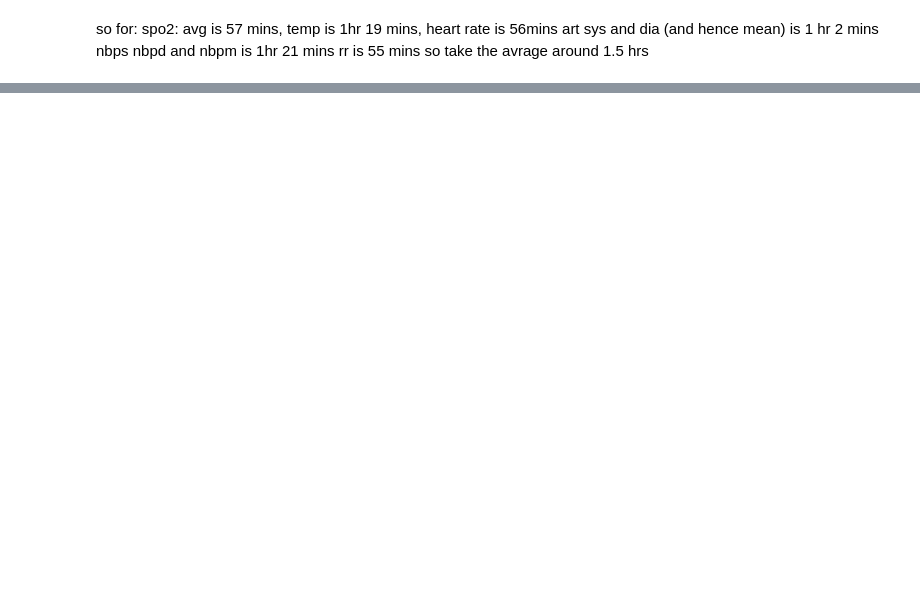
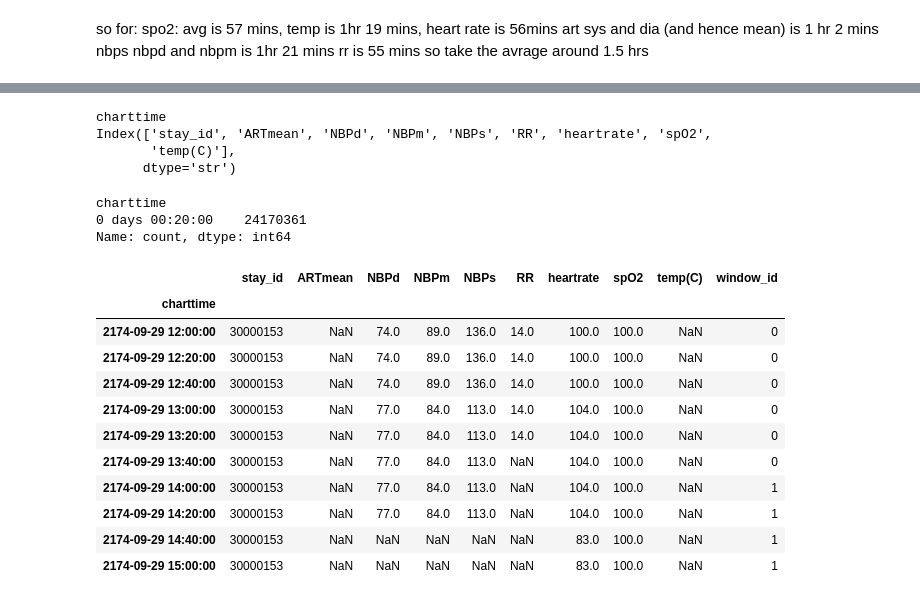
Before and after one commit to pranavv2707/ICU, a Jupyter notebook: notebooks/preprocessing.ipynb, the cells around one changed output, grey strips where cells are left out. Drawn from its saved outputs; the diff is of its cells as text; code cells hidden in the pictures; blank space fills up the shorter version.

```diff
--- a/notebooks/preprocessing.ipynb
+++ b/notebooks/preprocessing.ipynb
@@ -703,0 +747,42 @@ np.int64(92747637)
+# %%
+uniform = pd.read_parquet("uniform_20min.parquet")
+# %%
+print(uniform.index.name)
+print(uniform.columns)
+# %% [output]
+charttime
+Index(['stay_id', 'ARTmean', 'NBPd', 'NBPm', 'NBPs', 'RR', 'heartrate', 'spO2',
+       'temp(C)'],
+      dtype='str')
+# %%
+diffs = (
+    uniform.groupby("stay_id", sort=False)
+    .apply(lambda x: x.index.to_series().diff())
+    .dropna()
+)
+#check the spacing thruout
+diffs.value_counts().head()
+# %% [output]
+charttime
+0 days 00:20:00    24170361
+Name: count, dtype: int64
+# %%
+uniform = uniform.sort_values(["stay_id", uniform.index.name])
+# %%
+#taking 2 hr windows now
+window_size = 6
+uniform["window_id"]=(uniform.groupby("stay_id")).cumcount()//window_size
+uniform.head(10)
+# %% [output]
+|  | stay_id | ARTmean | NBPd | NBPm | NBPs | RR | heartrate | spO2 | temp(C) | window_id |
+| charttime |  |  |  |  |  |  |  |  |  |  |
+| 2174-09-29 12:00:00 | 30000153 | NaN | 74.0 | 89.0 | 136.0 | 14.0 | 100.0 | 100.0 | NaN | 0 |
+| 2174-09-29 12:20:00 | 30000153 | NaN | 74.0 | 89.0 | 136.0 | 14.0 | 100.0 | 100.0 | NaN | 0 |
+| 2174-09-29 12:40:00 | 30000153 | NaN | 74.0 | 89.0 | 136.0 | 14.0 | 100.0 | 100.0 | NaN | 0 |
+| 2174-09-29 13:00:00 | 30000153 | NaN | 77.0 | 84.0 | 113.0 | 14.0 | 104.0 | 100.0 | NaN | 0 |
+| 2174-09-29 13:20:00 | 30000153 | NaN | 77.0 | 84.0 | 113.0 | 14.0 | 104.0 | 100.0 | NaN | 0 |
+| 2174-09-29 13:40:00 | 30000153 | NaN | 77.0 | 84.0 | 113.0 | NaN | 104.0 | 100.0 | NaN | 0 |
+| 2174-09-29 14:00:00 | 30000153 | NaN | 77.0 | 84.0 | 113.0 | NaN | 104.0 | 100.0 | NaN | 1 |
+| 2174-09-29 14:20:00 | 30000153 | NaN | 77.0 | 84.0 | 113.0 | NaN | 104.0 | 100.0 | NaN | 1 |
+| 2174-09-29 14:40:00 | 30000153 | NaN | NaN | NaN | NaN | NaN | 83.0 | 100.0 | NaN | 1 |
+| 2174-09-29 15:00:00 | 30000153 | NaN | NaN | NaN | NaN | NaN | 83.0 | 100.0 | NaN | 1 |
```
Also changed, not shown: parts of 34 cells of this notebook.
